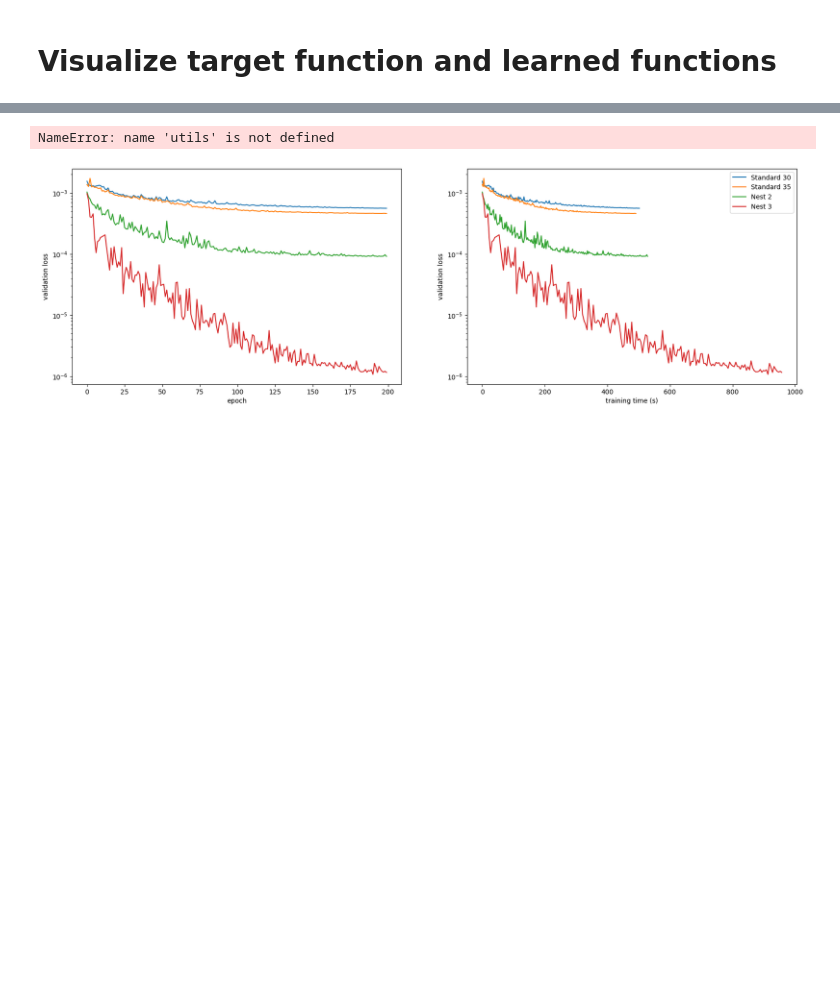
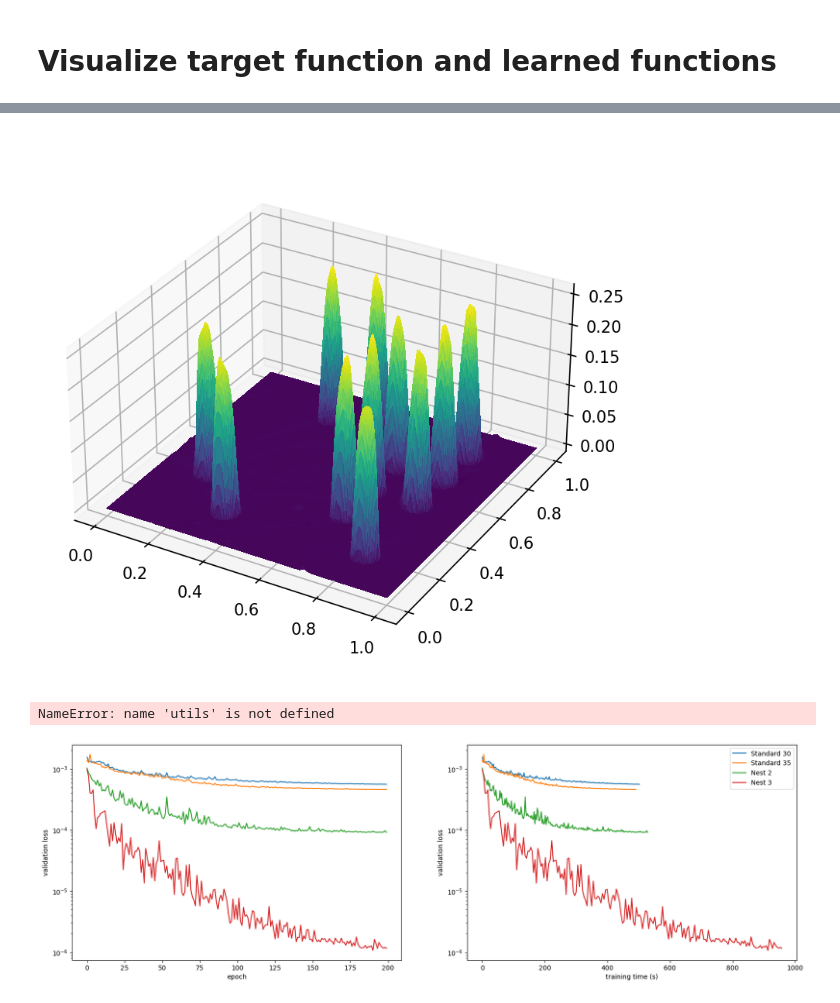
Before and after one commit to rohnerfa/msc_thesis, a Jupyter notebook: Comparison_thesis.ipynb, the cells around one changed output, grey strips where cells are left out. Saved outputs shown, nothing was run; the diff lists cells and outputs as text; code cells hidden in the pictures; blank space fills up the shorter version.

```diff
--- a/Comparison_thesis.ipynb
+++ b/Comparison_thesis.ipynb
@@ -242,3 +86,8 @@ plot_model_2d(height_3.model, path=path+'/model_3.png')
+# %%
+model_3 = get_model(height=3, cwd=cwd)
+plot_model_2d(model_3, path = cwd + '/' + model_hyperparams['name'] + '.png')
+# %% [output]
+[figure, added]
 # %%
 path_height1 = path+'/mlp/lightning_logs'
 path_height1_big = path+'/mlp2/lightning_logs'
```
Also changed, not shown: parts of 26 cells of this notebook, 7 other files.
